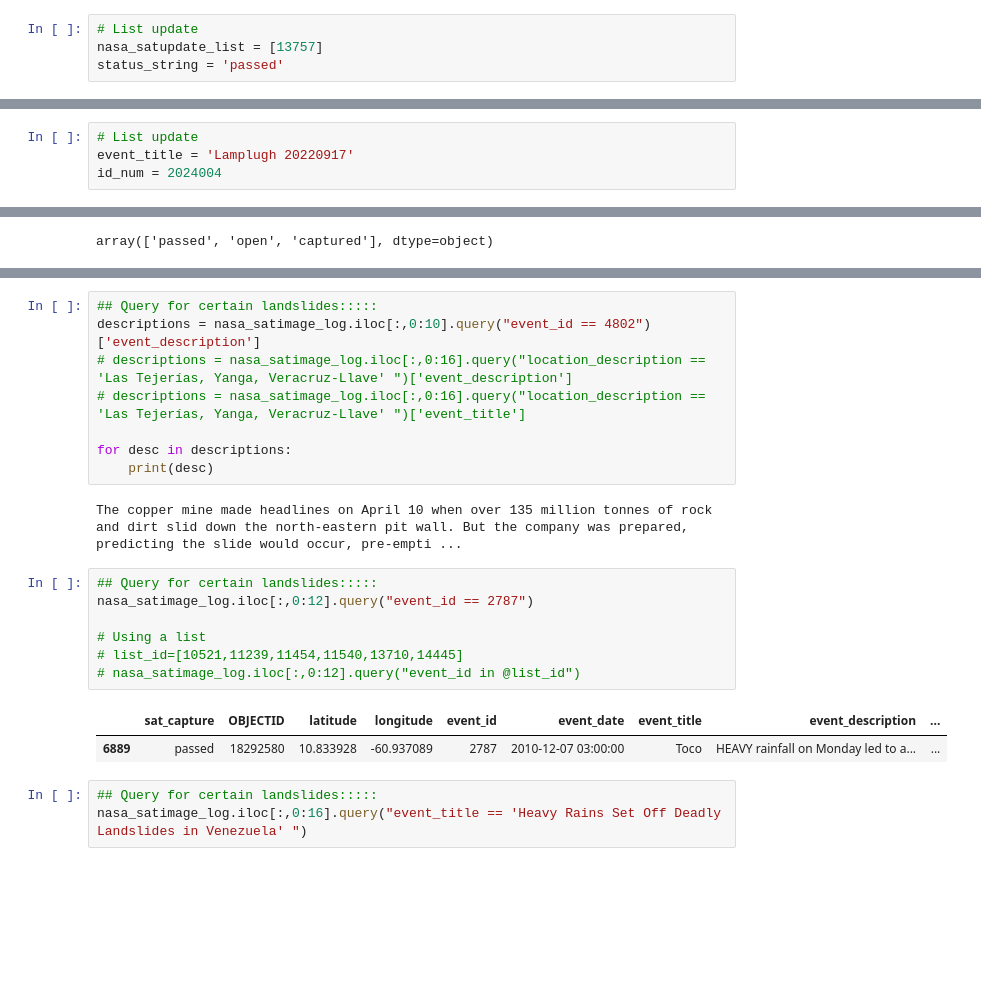
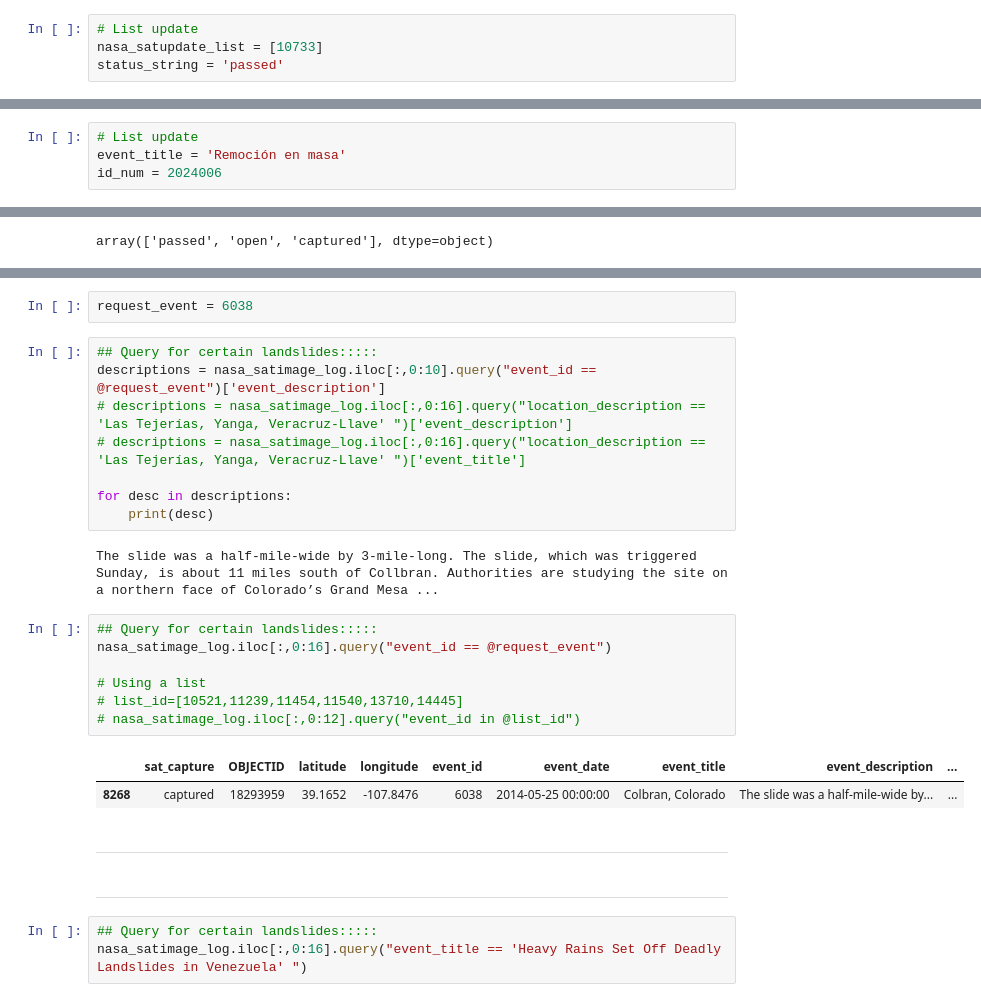
Before and after one commit to eltsvetk/DS6050_Project, a Jupyter notebook: Landslide_SatImage_Tracker.ipynb, the cells around one changed output, grey strips where cells are left out. Cells and saved outputs as stored; diff of their text form; blank space fills up the shorter version.

```diff
--- a/Landslide_SatImage_Tracker.ipynb
+++ b/Landslide_SatImage_Tracker.ipynb
@@ -52,7 +66,7 @@ def stat_update(df,id_number_list, status):
     df.loc[nasa_satimage_log['event_id'].isin(id_number_list), 'sat_capture'] = status
 # %%
 # List update
-nasa_satupdate_list = [13757]
+nasa_satupdate_list = [10733]
 status_string = 'passed'
 # %%
 # Execute Update
@@ -72,8 +86,8 @@ def event_id_update(df, event_title, id_num):
     df.loc[nasa_satimage_log['event_title'] == event_title, 'event_id'] = id_num
 # %%
 # List update
-event_title = 'Lamplugh 20220917'
-id_num = 2024004
+event_title = 'Remoción en masa'
+id_num = 2024006
 # %%
 # Execute Update
 event_id_update(nasa_satimage_log, event_title, id_num)
@@ -140,23 +175,29 @@ passed = [
+# %%
+request_event = 6038
 # %%
 ## Query for certain landslides:::::
-descriptions = nasa_satimage_log.iloc[:,0:10].query("event_id == 4802")['event_description']
+descriptions = nasa_satimage_log.iloc[:,0:10].query("event_id == @request_event")['event_description']
 # descriptions = nasa_satimage_log.iloc[:,0:16].query("location_description == 'Las Tejerías, Yanga, Veracruz-Llave' ")['event_description']
 # descriptions = nasa_satimage_log.iloc[:,0:16].query("location_description == 'Las Tejerías, Yanga, Veracruz-Llave' ")['event_title']
 
 for desc in descriptions:
     print(desc)
 # %% [output]
-The copper mine made headlines on April 10 when over 135 million tonnes of rock and dirt slid down the north-eastern pit wall. But the company was prepared, predicting the slide would occur, pre-empti ...
+The slide was a half-mile-wide by 3-mile-long. The slide, which was triggered Sunday, is about 11 miles south of Collbran. Authorities are studying the site on a northern face of Colorado’s Grand Mesa ...
 # %%
 ## Query for certain landslides:::::
-nasa_satimage_log.iloc[:,0:12].query("event_id == 2787")
+nasa_satimage_log.iloc[:,0:16].query("event_id == @request_event")
 
 # Using a list
 # list_id=[10521,11239,11454,11540,13710,14445]
 # nasa_satimage_log.iloc[:,0:12].query("event_id in @list_id")
 # %% [output]
 |  | sat_capture | OBJECTID | latitude | longitude | event_id | event_date | event_title | event_description | ... |
-| 6889 | passed | 18292580 | 10.833928 | -60.937089 | 2787 | 2010-12-07 03:00:00 | Toco | HEAVY rainfall on Monday led to a... | ... |
+| 8268 | captured | 18293959 | 39.1652 | -107.8476 | 6038 | 2014-05-25 00:00:00 | Colbran, Colorado | The slide was a half-mile-wide by... | ... |
+# %% [markdown]
+<hr style="border:6px solid darkred">
+# %% [markdown]
+<hr style="border:6px solid darkred">
 # %%
 ## Query for certain landslides:::::
 nasa_satimage_log.iloc[:,0:16].query("event_title == 'Heavy Rains Set Off Deadly Landslides in Venezuela' ")
```
Also changed, not shown: parts of 20 cells of this notebook, 1 other file.
